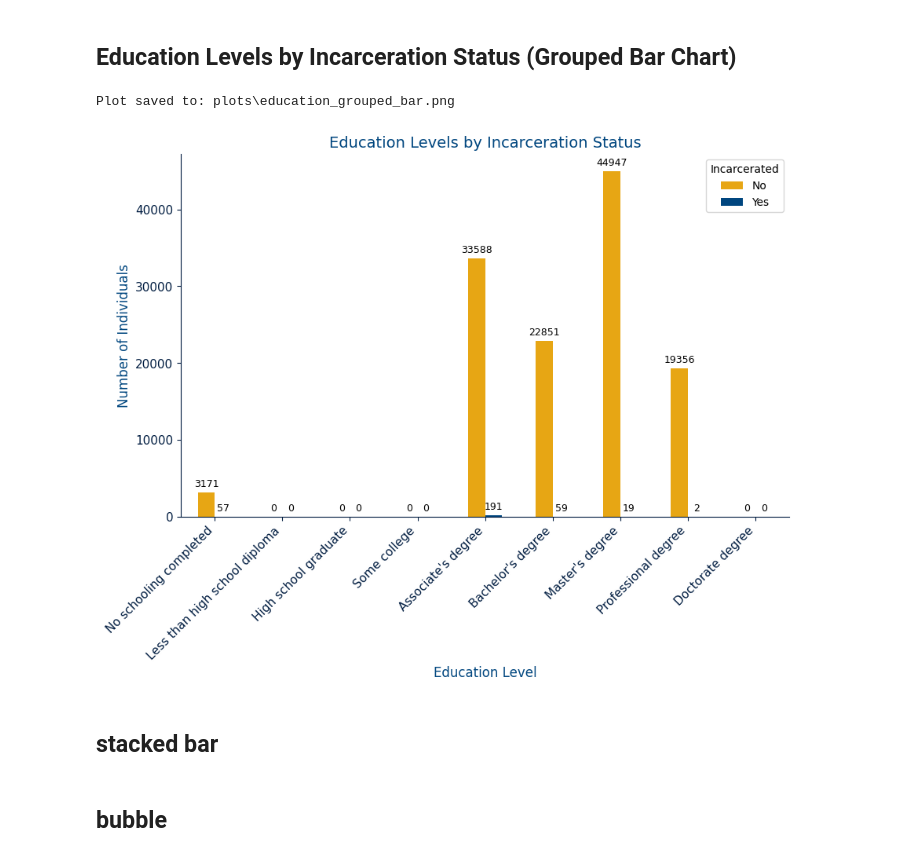
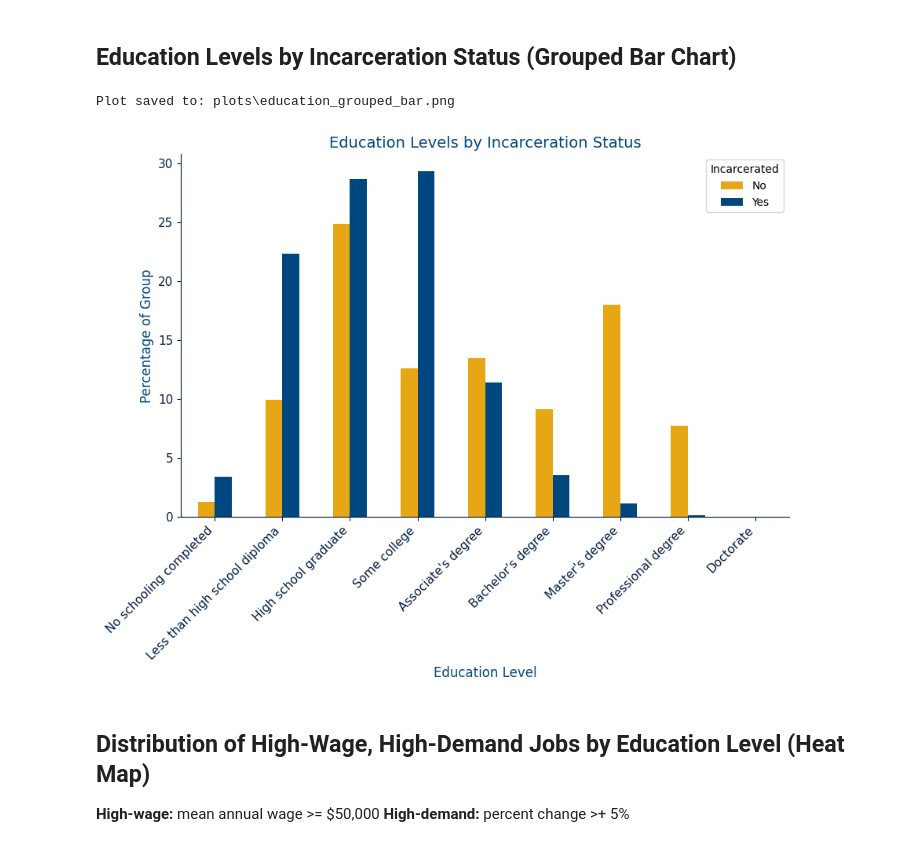
Before and after one commit to ashley-skidmore/prison_to_profession, a Jupyter notebook: main.ipynb, the cells around one changed output. Drawn from its saved outputs; the diff is of its cells as text; code cells hidden in the pictures.

Commit message:
adding main notebook updates, plots, and requirements

```diff
--- a/main.ipynb
+++ b/main.ipynb
@@ -208,48 +210,50 @@ Name: count, Length: 480, dtype: int64
 # %% [markdown]
 ## Education Levels by Incarceration Status (Grouped Bar Chart)
 # %%
-# Group and count
+# Using percentages since number of individuals did not plot with good visibility
+
+# Grouping and counting
 edu_counts = all_data.groupby(['education_level', 'likely_incarcerated']).size().unstack(fill_value=0)
 
+# Convert to percentage
+edu_percents = edu_counts.divide(edu_counts.sum(), axis=1) * 100
+
 # Put educational levels in order and fill missing data with zero
-edu_counts = edu_counts.reindex([
+edu_percents = edu_percents.reindex([
     "No schooling completed",
     "Less than high school diploma",
     "High school graduate",
     "Some college",
     "Associate's degree",
     "Bachelor's degree",
     "Master's degree",
     "Professional degree",
-    "Doctorate degree"
+    "Doctorate"
 ], fill_value=0)
 
 # Plot setup
-ax = edu_counts.plot(kind='bar', figsize=(10, 6), color=["#E7A614", "#00467F"])
+ax = edu_percents.plot(kind='bar', figsize=(10, 6), color=["#E7A614", "#00467F"])
 
 # Using utilities function for plot style
 plot_color = styled_plot(
     title="Education Levels by Incarceration Status",
     xlabel="Education Level",
-    ylabel="Number of Individuals",
+    ylabel="Percentage of Group",
     fontsize=12
 )
 
 # More formatting
 plt.xticks(rotation=45, ha='right')
 plt.legend(title="Incarcerated", labels=["No", "Yes"])
 
-# Adding labels to bars since incarcerated individuals are so few and don't show up well
-for container in ax.containers:
-    ax.bar_label(container, fmt='%d', label_type='edge', fontsize=9, color='black', padding=3)
-
 # Using utilities function to save the plot
 save_plot("education_grouped_bar.png")
 plt.show()
 # %% [output]
 Plot saved to: plots\education_grouped_bar.png
-[figure, old version]
+[figure, new version]
-# %% [markdown]
-## stacked bar
 # %% [markdown]
-## bubble
+## Distribution of High-Wage, High-Demand Jobs by Education Level (Heat Map)
+
+**High-wage:** mean annual wage >= $50,000
+**High-demand:** percent change >+ 5%
```
Also changed, not shown: parts of 7 cells of this notebook, 5 other files.
